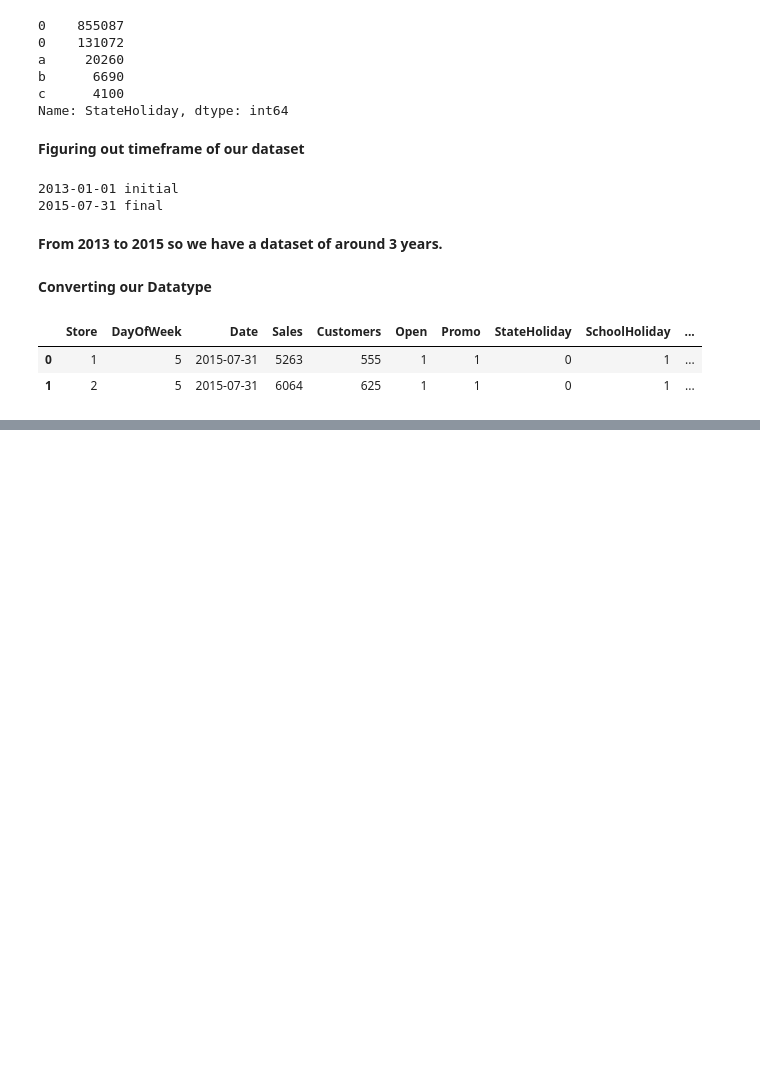
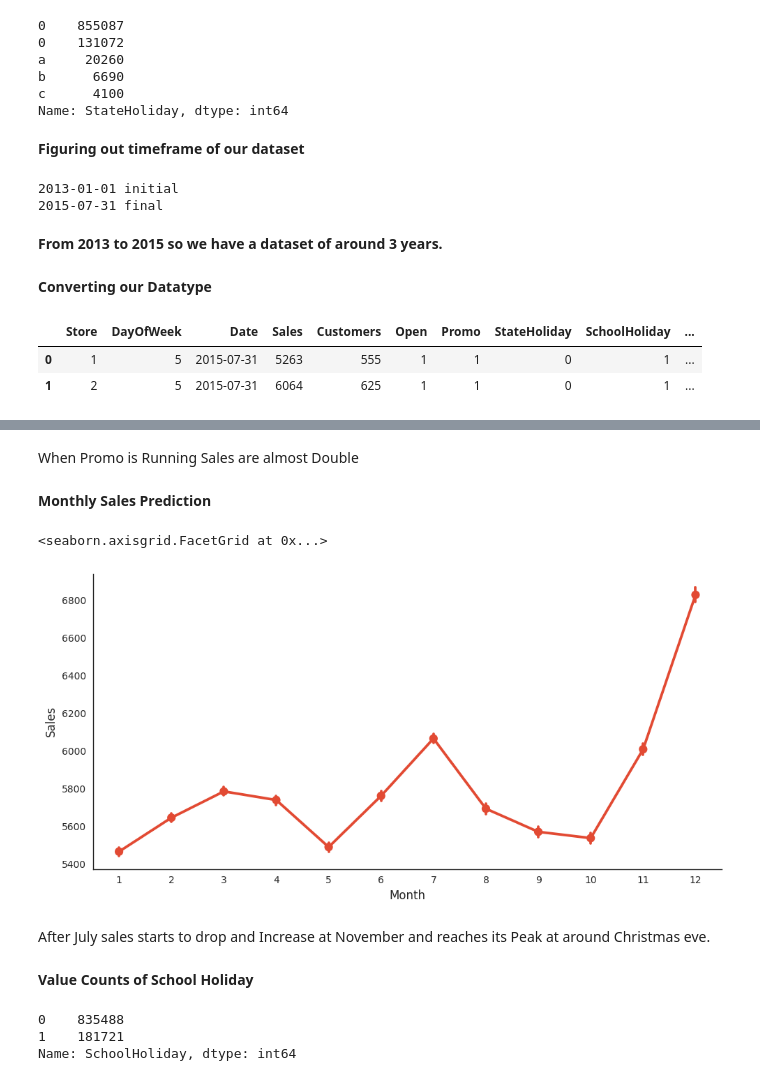
Before and after one commit to himanshu302002/ML-Regression-, a Jupyter notebook: (Capstone_Project)ML_Regression_on_Retail_Sales_Prediction.ipynb, the cells around one changed output, grey strips where cells are left out. Saved outputs shown, nothing was run; the diff lists cells and outputs as text; code cells hidden in the pictures; blank space fills up the shorter version.

```diff
--- a/(Capstone_Project)ML_Regression_on_Retail_Sales_Prediction.ipynb
+++ b/(Capstone_Project)ML_Regression_on_Retail_Sales_Prediction.ipynb
@@ -229,0 +261,20 @@ rossman_df.head(2)
+# %% [markdown]
+When Promo is Running Sales are almost Double
+# %% [markdown]
+**Monthly Sales Prediction**
+# %%
+
+sns.catplot(x="Month" ,y = "Sales" , data=rossman_df, kind="point", aspect=2)
+# %% [output]
+<seaborn.axisgrid.FacetGrid at 0x...>
+[figure, added]
+# %% [markdown]
+After July sales starts to drop and Increase at November and reaches its Peak at around Christmas eve.
+# %% [markdown]
+**Value Counts of School Holiday**
+# %%
+rossman_df.SchoolHoliday.value_counts()
+# %% [output]
+0    835488
+1    181721
+Name: SchoolHoliday, dtype: int64
```
Also changed, not shown: parts of 19 cells of this notebook.
